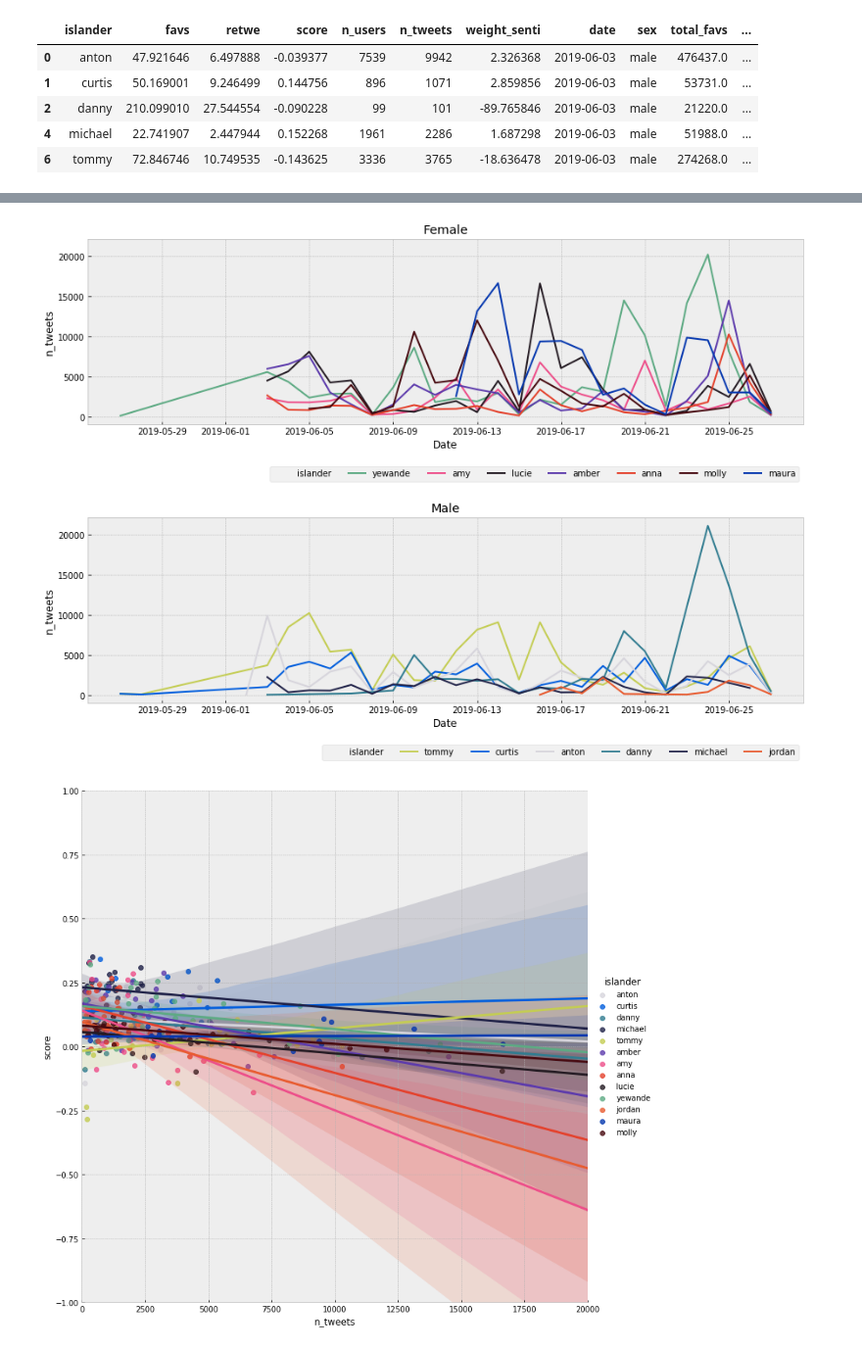
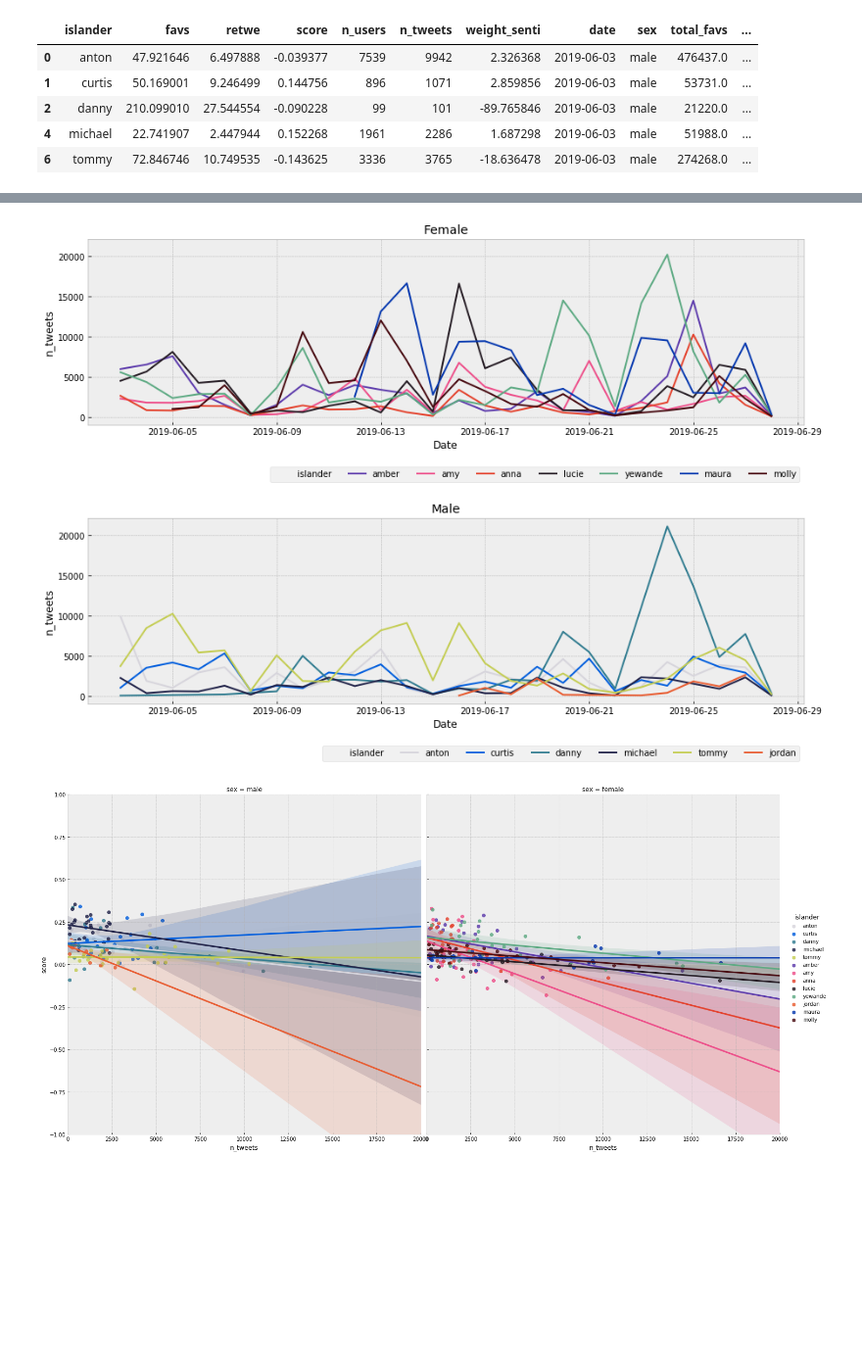
Before and after one commit to watson-sam/loveisland, a Jupyter notebook: notebooks/initial ideas.ipynb, the cells around one changed output, grey strips where cells are left out. Shown: that part at 98% size. Cells and saved outputs as stored; diff of their text form; code cells hidden in the pictures; blank space fills up the shorter version.

Commit message:
update plots

```diff
--- a/notebooks/initial ideas.ipynb
+++ b/notebooks/initial ideas.ipynb
@@ -14,8 +14,10 @@ plt.style.use("bmh")
 agg_path = "../data/aggregated/"
 # %%
 def import_all(path=agg_path):
-    df_list = [pd.read_csv(f) for f in glob.glob(agg_path + "*.csv")]
-    return pd.concat(df_list, ignore_index=True)
+    df_list = [pd.read_csv(f) for f in glob.glob(path + "*.csv")]
+    df = pd.concat(df_list, ignore_index=True)
+    df["date"] = pd.to_datetime(df["date"])
+    return df[df["date"] >= "2019-06-03"]
 
 def get_sex(df):
     df["sex"] = df["islander"].apply(lambda x: "male" if x in MALE else "female")
@@ -27,15 +29,14 @@ def totals(df):
     return df
 
 def standard_filters(df):
-    return df[(df["n_tweets"] >= 100) & (df["islander"].isin(RELEVANT_ISLANDERS))]
+    return df[(df["n_tweets"] >= 100) &
+              (df["islander"].isin(RELEVANT_ISLANDERS))]
 # %%
 df = import_all()
 df = standard_filters(df)
 
-df["date"] = pd.to_datetime(df["date"])
 df = get_sex(df)
 df = totals(df)
-df = df[df["n_tweets"] >= 100]
 df.head()
 # %% [output]
 |  | islander | favs | retwe | score | n_users | n_tweets | weight_senti | date | sex | total_favs | ... |
@@ -45,26 +46,22 @@ df.head()
 | 4 | michael | 22.741907 | 2.447944 | 0.152268 | 1961 | 2286 | 1.687298 | 2019-06-03 | male | 51988.0 | ... |
 | 6 | tommy | 72.846746 | 10.749535 | -0.143625 | 3336 | 3765 | -18.636478 | 2019-06-03 | male | 274268.0 | ... |
 # %%
-def add_meta(ax, metric, title):
+def add_meta(ax, metric, title, x="Date"):
     ax.legend(bbox_to_anchor=(1, -0.2), ncol=11)
     ax.set_title(title)
-    ax.set_xlabel("Date")
+    ax.set_xlabel(x)
     ax.set_ylabel(metric)
-    return ax
 
 args = {"x": "date", "y": "score", "hue": "islander", "palette": PALETTE}
-
-# df = df[df["islander"].isin(["yewande", "anna"])]
-df = df.sort_values("date")
 
 fig = plt.figure(figsize=(15,10))
 ax1 = fig.add_subplot(211)
 ax1 = sns.lineplot(data=df[df["sex"]=="female"], ax=ax1, **args)
-ax1 = add_meta(ax1, "Score", "Female")
+add_meta(ax1, "Score", "Female")
 
 ax2 = fig.add_subplot(212, sharex=ax1, sharey=ax1)
 sns.lineplot(data=df[df["sex"]=="male"], ax=ax2, **args)
-ax2 = add_meta(ax2, "Score", "Male")
+add_meta(ax2, "Score", "Male")
 
 plt.subplots_adjust(hspace=0.5);
 # %% [output]
@@ -83,13 +80,13 @@ ax2 = add_meta(ax2, "n_tweets", "Male")
 
 plt.subplots_adjust(hspace=0.5);
 # %% [output]
-[figure, old version]
+[figure, new version]
 # %%
 # Who is the most controversial?
 # More tweets being correlated with a negative score = more convtroversial??
 
-sns.lmplot("n_tweets", "score", hue="islander", data=df, palette=PALETTE, height=10)
+sns.lmplot("n_tweets", "score", hue="islander", data=df, palette=PALETTE, height=10, col="sex")
 plt.ylim(-1,1)
 plt.xlim(0,20000);
 # %% [output]
-[figure, old version]
+[figure, new version]
```
Also changed, not shown: parts of 10 cells of this notebook, 5 other files.
